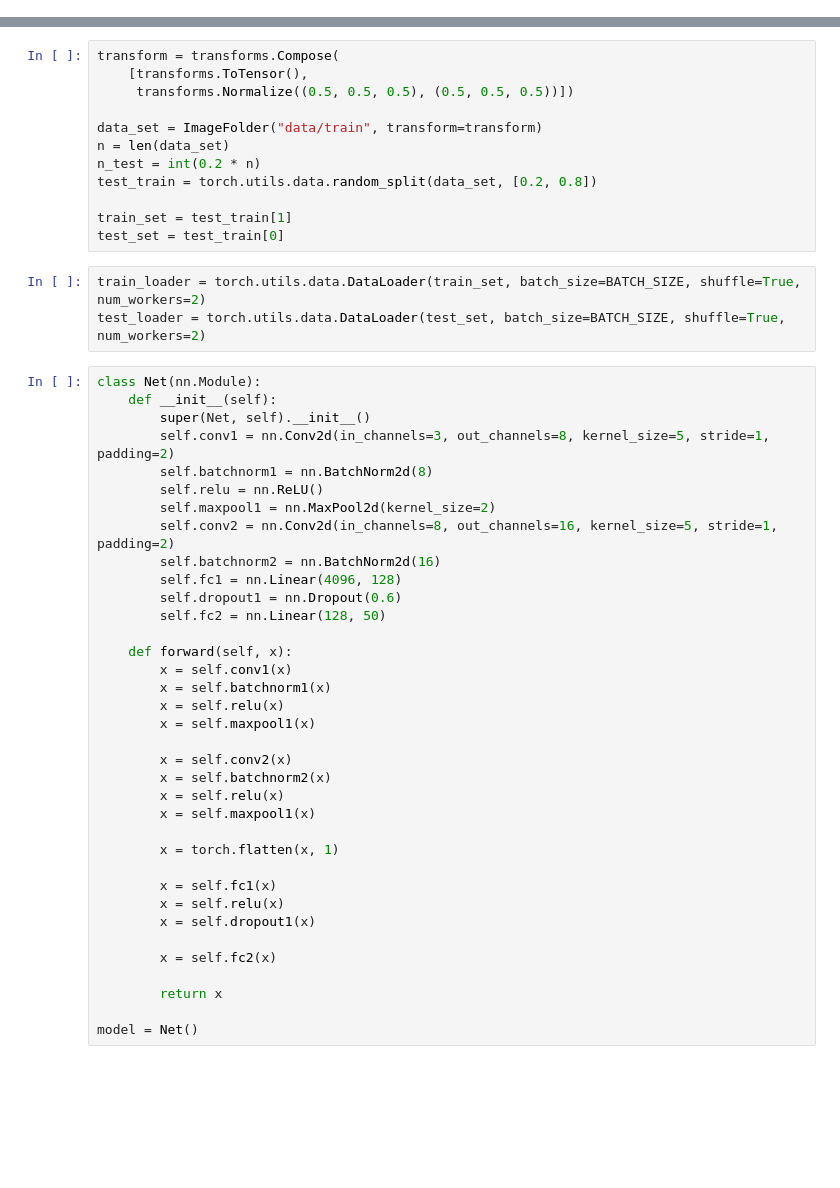
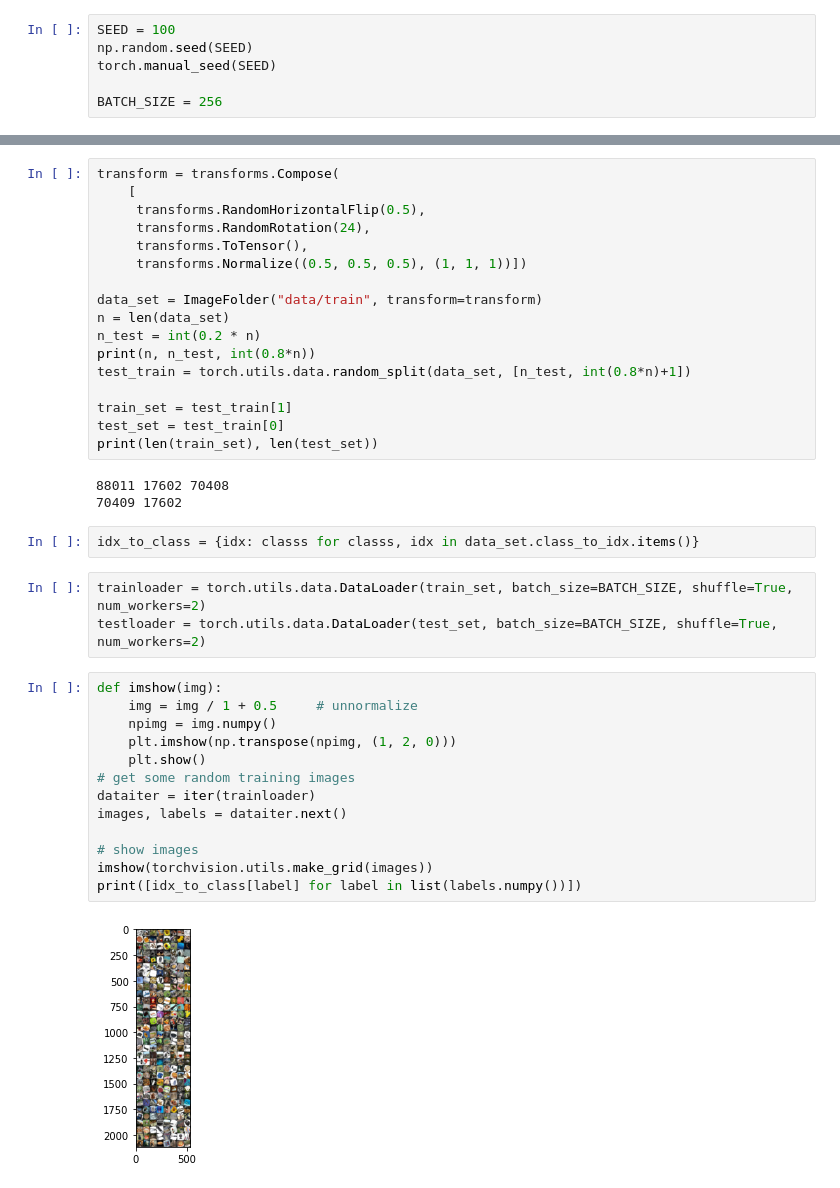
Before and after one commit to piotrszmurlo/SSNE22Z, a Jupyter notebook: miniprojekt3.ipynb, the cells around one changed output, grey strips where cells are left out. Cells and saved outputs as stored; diff of their text form; blank space fills up the shorter version.

```diff
--- a/miniprojekt3.ipynb
+++ b/miniprojekt3.ipynb
@@ -12,0 +12,6 @@ mps = torch.device("mps")
+# %%
+SEED = 100
+np.random.seed(SEED)
+torch.manual_seed(SEED)
+
+BATCH_SIZE = 256
@@ -13,51 +23,40 @@ mps = torch.device("mps")
 # %%
 transform = transforms.Compose(
-    [transforms.ToTensor(),
-     transforms.Normalize((0.5, 0.5, 0.5), (0.5, 0.5, 0.5))])
+    [
+     transforms.RandomHorizontalFlip(0.5),
+     transforms.RandomRotation(24),
+     transforms.ToTensor(),
+     transforms.Normalize((0.5, 0.5, 0.5), (1, 1, 1))])
 
 data_set = ImageFolder("data/train", transform=transform)
 n = len(data_set)
 n_test = int(0.2 * n)
-test_train = torch.utils.data.random_split(data_set, [0.2, 0.8])
+print(n, n_test, int(0.8*n))
+test_train = torch.utils.data.random_split(data_set, [n_test, int(0.8*n)+1])
 
 train_set = test_train[1]
 test_set = test_train[0]
+print(len(train_set), len(test_set))
+# %% [output]
+88011 17602 70408
+70409 17602
+# %%
+idx_to_class = {idx: classs for classs, idx in data_set.class_to_idx.items()}
 # %%
-train_loader = torch.utils.data.DataLoader(train_set, batch_size=BATCH_SIZE, shuffle=True, num_workers=2)
-test_loader = torch.utils.data.DataLoader(test_set, batch_size=BATCH_SIZE, shuffle=True, num_workers=2)
+trainloader = torch.utils.data.DataLoader(train_set, batch_size=BATCH_SIZE, shuffle=True, num_workers=2)
+testloader = torch.utils.data.DataLoader(test_set, batch_size=BATCH_SIZE, shuffle=True, num_workers=2)
-# %%
-class Net(nn.Module):
-    def __init__(self):
-        super(Net, self).__init__()
-        self.conv1 = nn.Conv2d(in_channels=3, out_channels=8, kernel_size=5, stride=1, padding=2)
-        self.batchnorm1 = nn.BatchNorm2d(8)
-        self.relu = nn.ReLU()
-        self.maxpool1 = nn.MaxPool2d(kernel_size=2)
-        self.conv2 = nn.Conv2d(in_channels=8, out_channels=16, kernel_size=5, stride=1, padding=2)
-        self.batchnorm2 = nn.BatchNorm2d(16)
-        self.fc1 = nn.Linear(4096, 128)
-        self.dropout1 = nn.Dropout(0.6)
-        self.fc2 = nn.Linear(128, 50)
-
-    def forward(self, x):
-        x = self.conv1(x)
-        x = self.batchnorm1(x)
-        x = self.relu(x)
-        x = self.maxpool1(x)
-
-        x = self.conv2(x)
-        x = self.batchnorm2(x)
-        x = self.relu(x)
-        x = self.maxpool1(x)
-
-        x = torch.flatten(x, 1)
-
-        x = self.fc1(x)
-        x = self.relu(x)
-        x = self.dropout1(x)
-
-        x = self.fc2(x)
-
-        return x
-
-model = Net()
+# %%
+def imshow(img):
+    img = img / 1 + 0.5     # unnormalize
+    npimg = img.numpy()
+    plt.imshow(np.transpose(npimg, (1, 2, 0)))
+    plt.show()
+# get some random training images
+dataiter = iter(trainloader)
+images, labels = dataiter.next()
+
+# show images
+imshow(torchvision.utils.make_grid(images))
+print([idx_to_class[label] for label in list(labels.numpy())])
+# %% [output]
+[figure, added]
```
Also changed, not shown: parts of 10 cells of this notebook.
